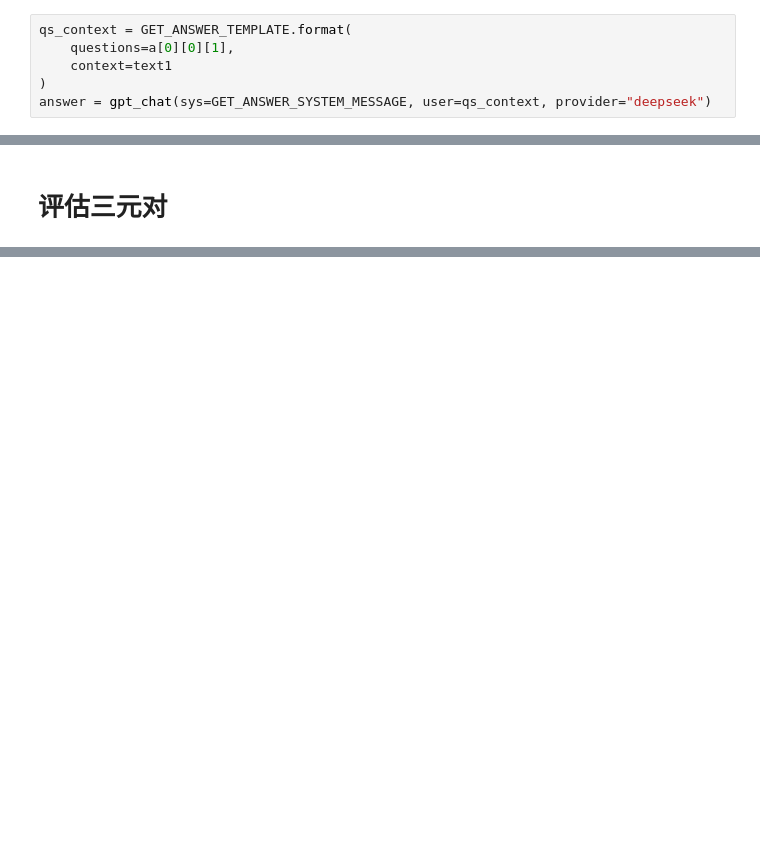
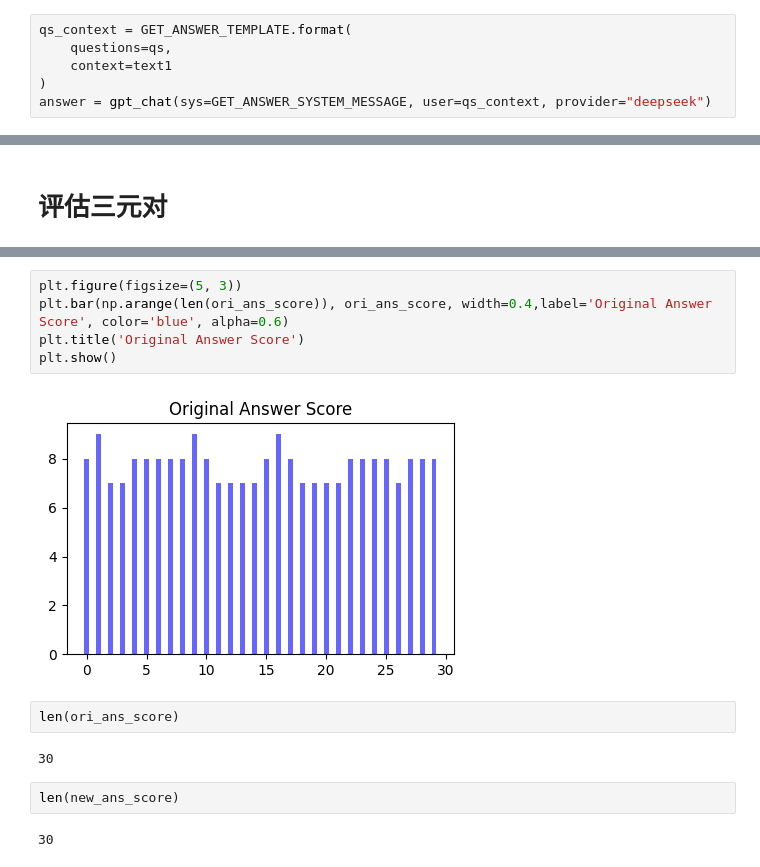
Before and after one commit to youxin01/paperins, a Jupyter notebook: paper2md.ipynb, the cells around one changed output, grey strips where cells are left out. Cells and saved outputs as stored; diff of their text form; blank space fills up the shorter version.

```diff
--- a/paper2md.ipynb
+++ b/paper2md.ipynb
@@ -173,6 +226,6 @@ Your goal is to deliver answers that are logical, well-structured, and easy to f
 # %%
 qs_context = GET_ANSWER_TEMPLATE.format(
-    questions=a[0][0][1],
+    questions=qs,
     context=text1
 )
 answer = gpt_chat(sys=GET_ANSWER_SYSTEM_MESSAGE, user=qs_context, provider="deepseek")
@@ -226,0 +512,15 @@ An air quality dashboard has been developed that provides a step-by-step path fo
+# %%
+plt.figure(figsize=(5, 3))
+plt.bar(np.arange(len(ori_ans_score)), ori_ans_score, width=0.4,label='Original Answer Score', color='blue', alpha=0.6)
+plt.title('Original Answer Score')
+plt.show()
+# %% [output]
+[figure, added]
+# %%
+len(ori_ans_score)
+# %% [output]
+30
+# %%
+len(new_ans_score)
+# %% [output]
+30
```
Also changed, not shown: parts of 44 cells of this notebook, 31 other files.
